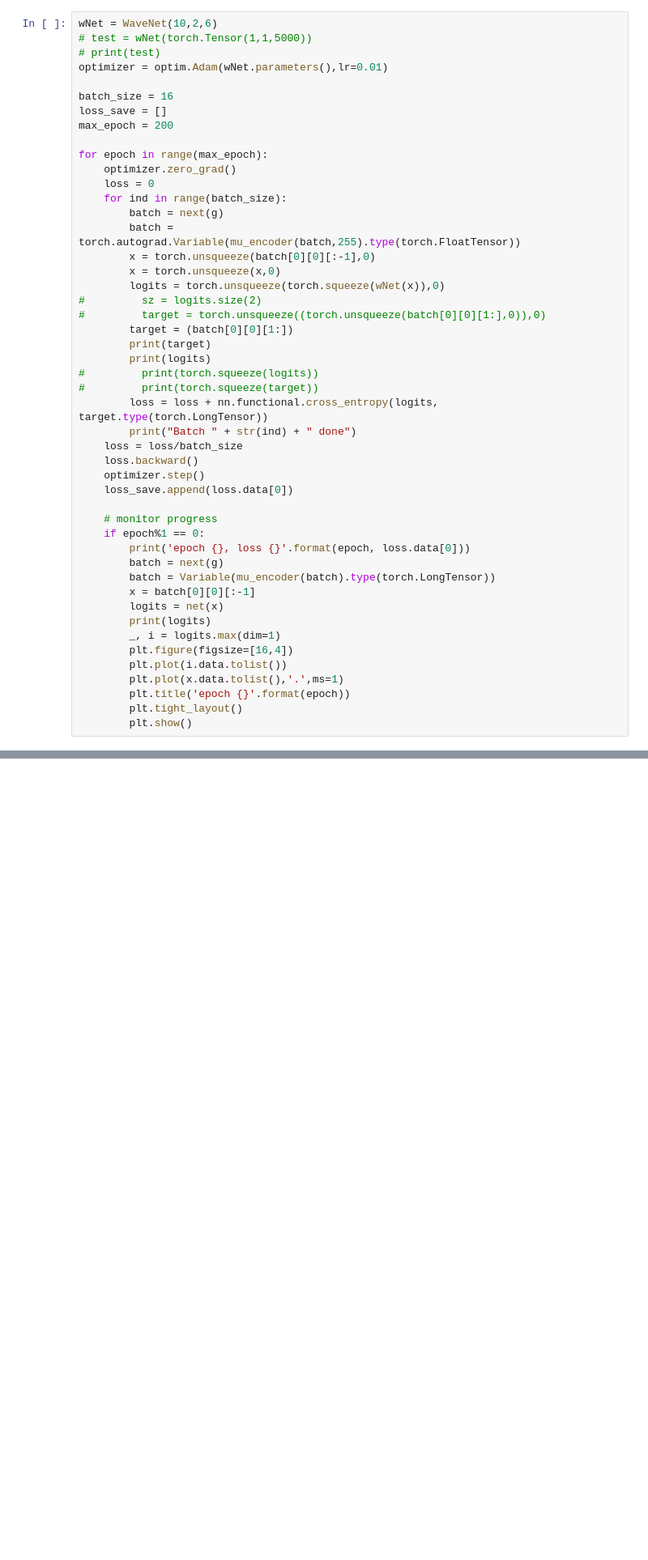
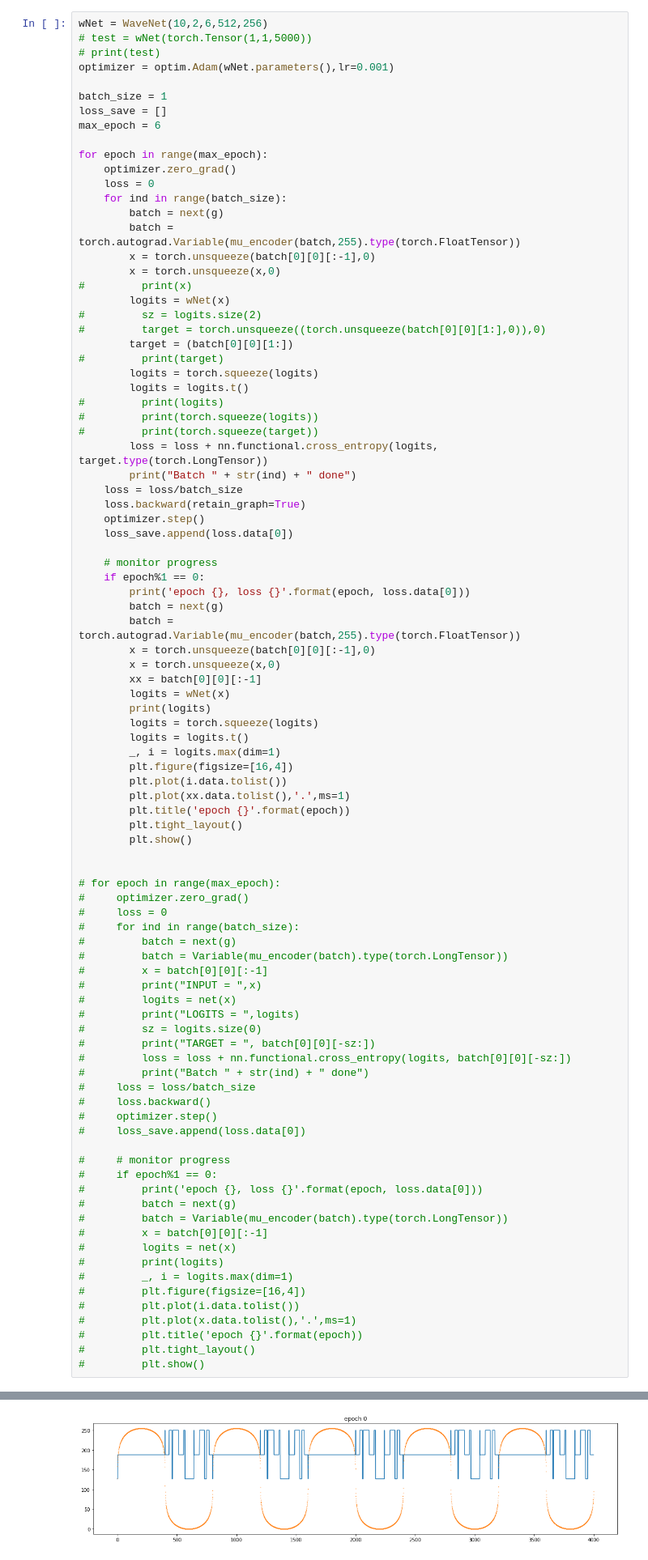
Before and after one commit to KeniMardira/PyTorchTest, a Jupyter notebook: Wavenet_Keni.ipynb, the cells around one changed output, grey strips where cells are left out. Shown: that part at 81% size. Cells and saved outputs as stored; diff of their text form; blank space fills up the shorter version.

Commit message:
Training works, AI outputs erratic wave or a straight line. May need to change architecture

```diff
--- a/Wavenet_Keni.ipynb
+++ b/Wavenet_Keni.ipynb
@@ -159,14 +162,14 @@ print(temp)
 # %% [markdown]
 ## Epoch & Batch iteration
 # %%
-wNet = WaveNet(10,2,6)
+wNet = WaveNet(10,2,6,512,256)
 # test = wNet(torch.Tensor(1,1,5000))
 # print(test)
-optimizer = optim.Adam(wNet.parameters(),lr=0.01)
+optimizer = optim.Adam(wNet.parameters(),lr=0.001)
 
-batch_size = 16
+batch_size = 1
 loss_save = []
-max_epoch = 200
+max_epoch = 6
 
 for epoch in range(max_epoch):
     optimizer.zero_grad()
@@ -176,18 +179,21 @@ for epoch in range(max_epoch):
         batch = torch.autograd.Variable(mu_encoder(batch,255).type(torch.FloatTensor))
         x = torch.unsqueeze(batch[0][0][:-1],0)
         x = torch.unsqueeze(x,0)
-        logits = torch.unsqueeze(torch.squeeze(wNet(x)),0)
+#         print(x)
+        logits = wNet(x)
 #         sz = logits.size(2)
 #         target = torch.unsqueeze((torch.unsqueeze(batch[0][0][1:],0)),0)
         target = (batch[0][0][1:])
-        print(target)
-        print(logits)
+#         print(target)
+        logits = torch.squeeze(logits)
+        logits = logits.t()
+#         print(logits)
 #         print(torch.squeeze(logits))
 #         print(torch.squeeze(target))
         loss = loss + nn.functional.cross_entropy(logits, target.type(torch.LongTensor))
         print("Batch " + str(ind) + " done")
     loss = loss/batch_size
-    loss.backward()
+    loss.backward(retain_graph=True)
     optimizer.step()
     loss_save.append(loss.data[0])
 
@@ -195,15 +201,55 @@ for epoch in range(max_epoch):
     if epoch%1 == 0:
         print('epoch {}, loss {}'.format(epoch, loss.data[0]))
         batch = next(g)
-        batch = Variable(mu_encoder(batch).type(torch.LongTensor))
-        x = batch[0][0][:-1]
-        logits = net(x)
+        batch = torch.autograd.Variable(mu_encoder(batch,255).type(torch.FloatTensor))
+        x = torch.unsqueeze(batch[0][0][:-1],0)
+        x = torch.unsqueeze(x,0)
+        xx = batch[0][0][:-1]
+        logits = wNet(x)
         print(logits)
+        logits = torch.squeeze(logits)
+        logits = logits.t()
         _, i = logits.max(dim=1)
         plt.figure(figsize=[16,4])
         plt.plot(i.data.tolist())
-        plt.plot(x.data.tolist(),'.',ms=1)
+        plt.plot(xx.data.tolist(),'.',ms=1)
         plt.title('epoch {}'.format(epoch))
         plt.tight_layout()
         plt.show()
+
+
+# for epoch in range(max_epoch):
+#     optimizer.zero_grad()
+#     loss = 0
+#     for ind in range(batch_size):
+#         batch = next(g)
+#         batch = Variable(mu_encoder(batch).type(torch.LongTensor))
+#         x = batch[0][0][:-1]
+#         print("INPUT = ",x)
+#         logits = net(x)
+#         print("LOGITS = ",logits)
+#         sz = logits.size(0)
+#         print("TARGET = ", batch[0][0][-sz:])
+#         loss = loss + nn.functional.cross_entropy(logits, batch[0][0][-sz:])
+#         print("Batch " + str(ind) + " done")
+#     loss = loss/batch_size
+#     loss.backward()
+#     optimizer.step()
+#     loss_save.append(loss.data[0])
+
+#     # monitor progress
+#     if epoch%1 == 0:
+#         print('epoch {}, loss {}'.format(epoch, loss.data[0]))
+#         batch = next(g)
+#         batch = Variable(mu_encoder(batch).type(torch.LongTensor))
+#         x = batch[0][0][:-1]
+#         logits = net(x)
+#         print(logits)
+#         _, i = logits.max(dim=1)
+#         plt.figure(figsize=[16,4])
+#         plt.plot(i.data.tolist())
+#         plt.plot(x.data.tolist(),'.',ms=1)
+#         plt.title('epoch {}'.format(epoch))
+#         plt.tight_layout()
+#         plt.show()
 # %% [output]
@@ -222,0 +269 @@ Variable containing:
+[figure, added]
```
Also changed, not shown: parts of 3 cells of this notebook.
